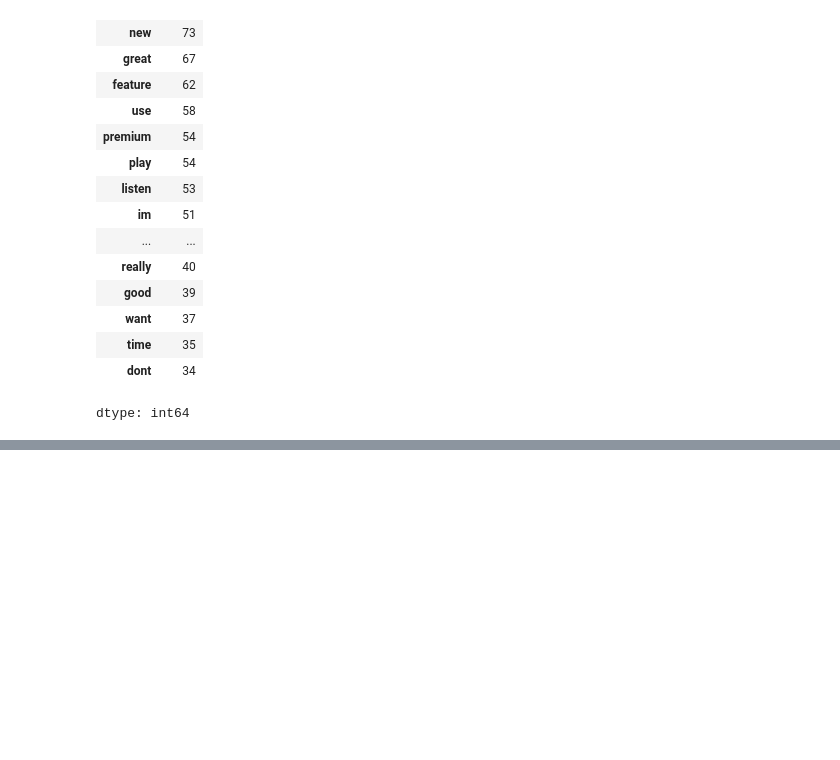
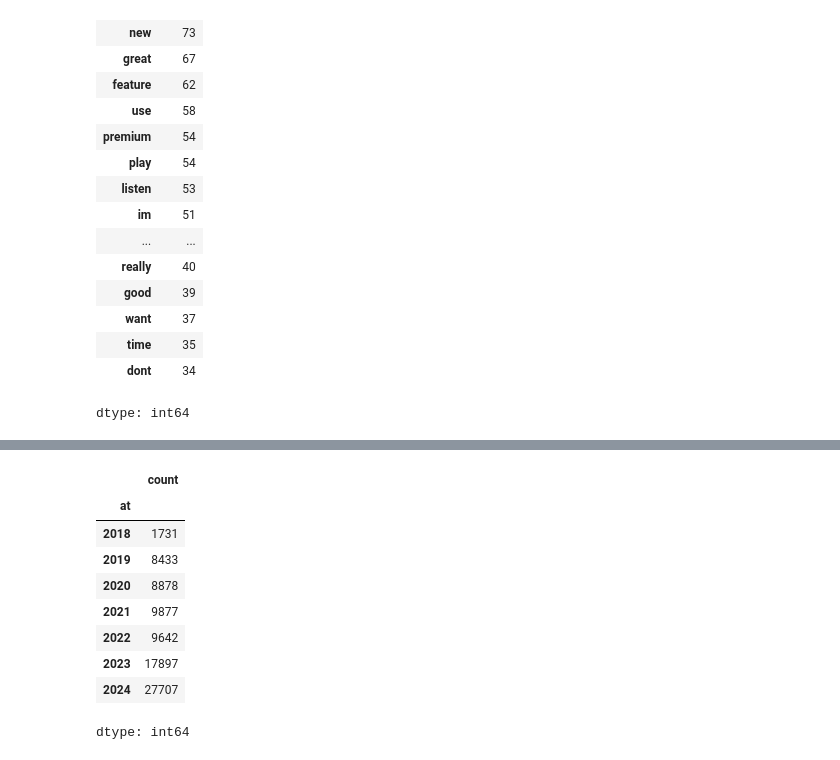
Before and after one commit to zevdavis/data_sci_project_1, a Jupyter notebook: dsp1_analysis.ipynb, the cells around one changed output, grey strips where cells are left out. Saved outputs shown, nothing was run; the diff lists cells and outputs as text; code cells hidden in the pictures; blank space fills up the shorter version.

```diff
--- a/dsp1_analysis.ipynb
+++ b/dsp1_analysis.ipynb
@@ -556,0 +564,13 @@ dtype: int64
+# %%
+df["at"].dt.year.value_counts().sort_index()
+# %% [output]
+|  | count |
+| at |  |
+| 2018 | 1731 |
+| 2019 | 8433 |
+| 2020 | 8878 |
+| 2021 | 9877 |
+| 2022 | 9642 |
+| 2023 | 17897 |
+| 2024 | 27707 |
+dtype: int64
```
Also changed, not shown: parts of 11 cells of this notebook.
